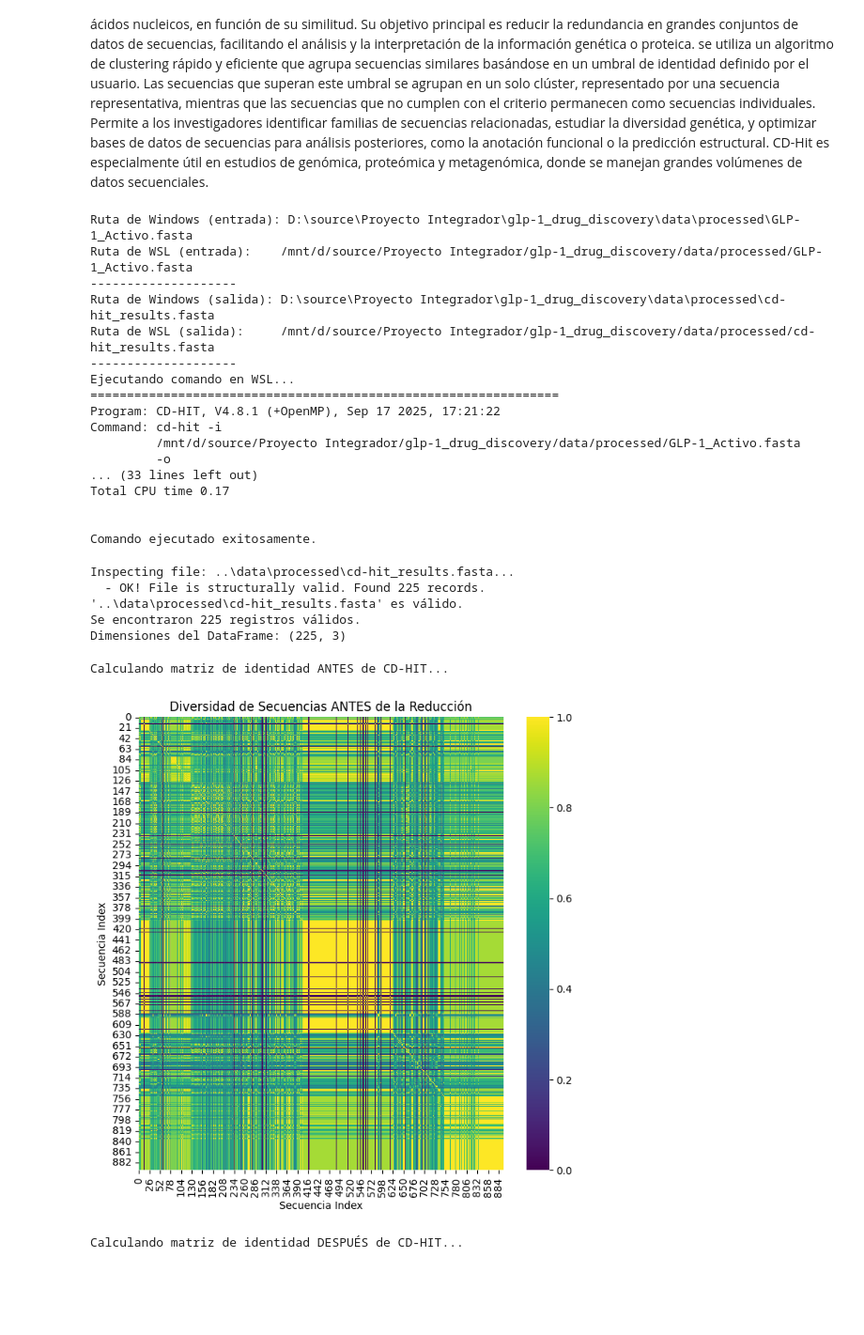
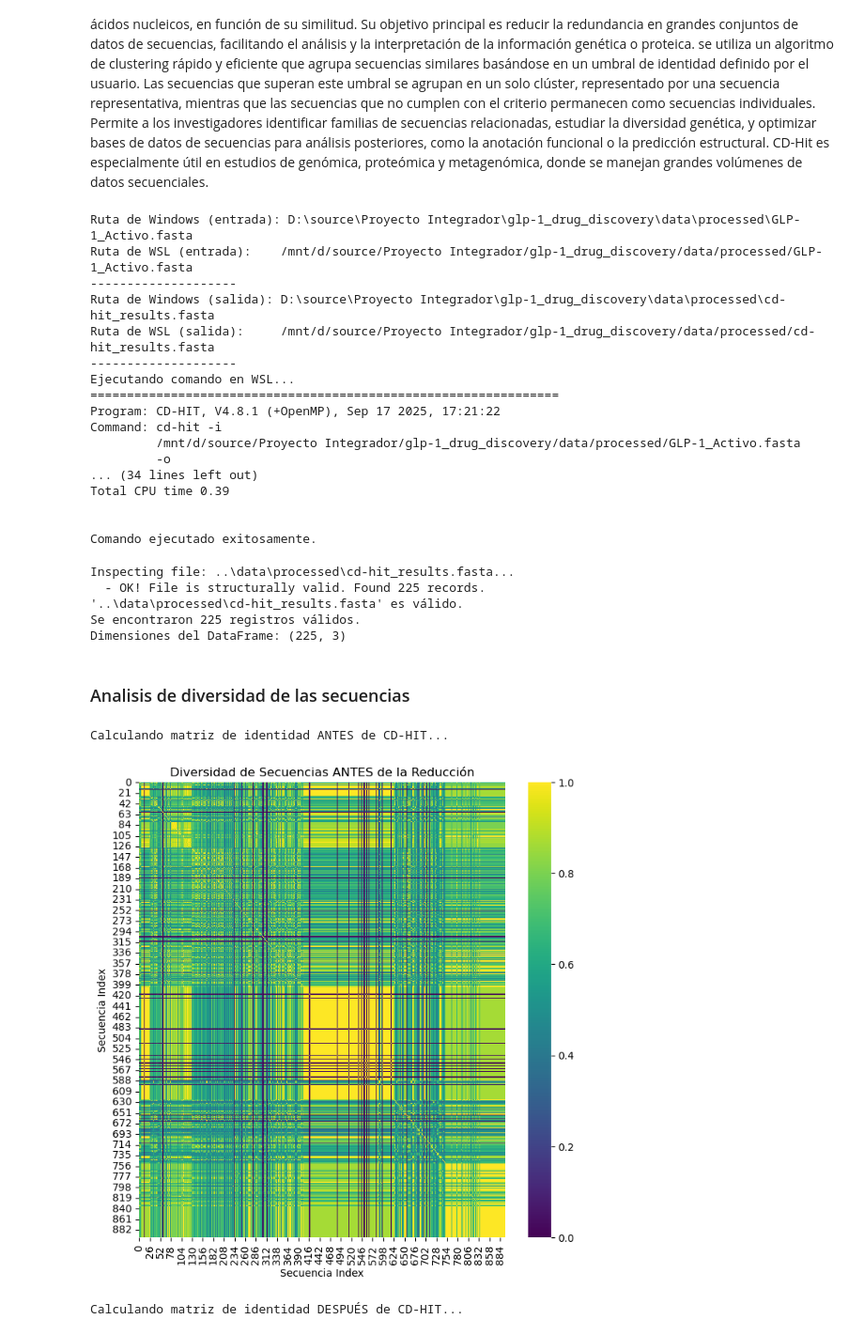
Before and after one commit to Julio21-ai/glp-1_drug_discovery, a Jupyter notebook: notebooks/Avance 2.ipynb, the cells around one changed output. Shown at 94% size. Saved outputs shown, nothing was run; the diff lists cells and outputs as text; code cells hidden in the pictures; blank space fills up the shorter version.

```diff
--- a/notebooks/Avance 2.ipynb
+++ b/notebooks/Avance 2.ipynb
@@ -60,10 +61,11 @@ from src.bio_utils import save_df_as_fasta, fasta_to_dataframe, inspect_fasta_fi
 Ruta del proyecto añadida al path: d:\source\Proyecto Integrador\glp-1_drug_discovery
 # %%
 # Ruta los archivos de datos
-directorio_base = Path("../data")
-raw_data_dir = directorio_base / "raw"
-processed_data_dir = directorio_base / "processed"
-ruta_125_ec50= directorio_base/raw_data_dir/ "125_EC50.csv"
+directorio_base = Path("../")
+directorio_datos = Path(directorio_base / "data")
+raw_data_dir = directorio_datos / "raw"
+processed_data_dir = directorio_datos / "processed"
+ruta_125_ec50= directorio_datos/raw_data_dir/ "125_EC50.csv"
 
 # Ruta archivos procesados
 
@@ -74,7 +76,10 @@ ruta_fasta_glp1_sec_activa= processed_data_dir / "GLP-1_Activo.fasta"
 ruta_csv_glp_identificados= processed_data_dir / "glucagon_like_peptides.csv"
 
 # Ruta archivo CSV con péptidos  con actividad EC50
-ruta_125_ec50= directorio_base/raw_data_dir/ "125_EC50.csv"
+ruta_125_ec50= directorio_datos/raw_data_dir/ "125_EC50.csv"
+
+# Ruta archivo FASTA con péptidos  con actividad EC50
+ruta_fasta_125_ec50= processed_data_dir / "125_EC50.fasta"
 # %%
 # carga de datos fasta de la proteina GLP-1R
 load_gpl1_fasta_results = inspect_fasta_file(ruta_fasta_glp1_sec_activa)
@@ -158,10 +209,11 @@ def convert_to_wsl_path(windows_path: str) -> str:
     # .strip() elimina cualquier espacio o nueva línea al final
     return result.stdout.strip()
 # %%
-# 1. Define tus rutas en Windows usando pathlib (es una buena práctica)
-#    .resolve() las convierte en rutas absolutas, lo cual es más seguro
+# Ejecutar CD-HIT en WSL con rutas convertidas
+#  Define tus rutas en Windows usando pathlib
+#    .resolve() las convierte en rutas absolutas, lo cual es útil para evitar problemas con rutas relativas
 input_fasta_win = Path(ruta_fasta_glp1_sec_activa).resolve()
-output_cdhit_win = Path(cd_hit_results).resolve()
+output_cdhit_win = Path(cd_hit_results_fasta).resolve()
 
 try:
     # 2. Convierte las rutas de Windows a formato WSL
@@ -181,7 +233,8 @@ try:
         "cd-hit",
         "-i", input_fasta_wsl,
         "-o", output_cdhit_wsl,
-        "-c", "0.99"
+        "-c", "0.99",
+        "-T", "4"  # Usa 4 hilos (ajusta según tu CPU)
     ]
 
     # 4. Ejecuta el comando
@@ -217,8 +270,8 @@ Program: CD-HIT, V4.8.1 (+OpenMP), Sep 17 2025, 17:21:22
 Command: cd-hit -i
          /mnt/d/source/Proyecto Integrador/glp-1_drug_discovery/data/processed/GLP-1_Activo.fasta
          -o
-... (33 lines left out)
-Total CPU time 0.17
+... (34 lines left out)
+Total CPU time 0.39
 
 
 Comando ejecutado exitosamente.
@@ -259,15 +294,17 @@ def plot_identity_heatmap(identity_matrix, title, cmap='viridis'):
+# %% [markdown]
+### Analisis de diversidad de las secuencias
 # %%
-# --- Ejecución ---
+# Mapa de calor de la matriz de identidad antes de CD-HIT
 # 1. Extraer la lista de secuencias
 sequences_before = df_glp1_sec_activa['sequence'].tolist()
 
 # 2. Calcular la matriz
 print("Calculando matriz de identidad ANTES de CD-HIT...")
 identity_matrix_before = calculate_identity_matrix(sequences_before)
 
 # 3. Visualizar el mapa de calor
-plot_identity_heatmap(identity_matrix_before, 'Diversidad de Secuencias ANTES de la Reducción')
+identity_heatmap(identity_matrix_before, 'Diversidad de Secuencias ANTES de la Reducción')
 # %% [output]
 Calculando matriz de identidad ANTES de CD-HIT...
-[figure, old version]
+[figure, new version]
 # %%
```
Also changed, not shown: parts of 24 cells of this notebook, 7 other files.
